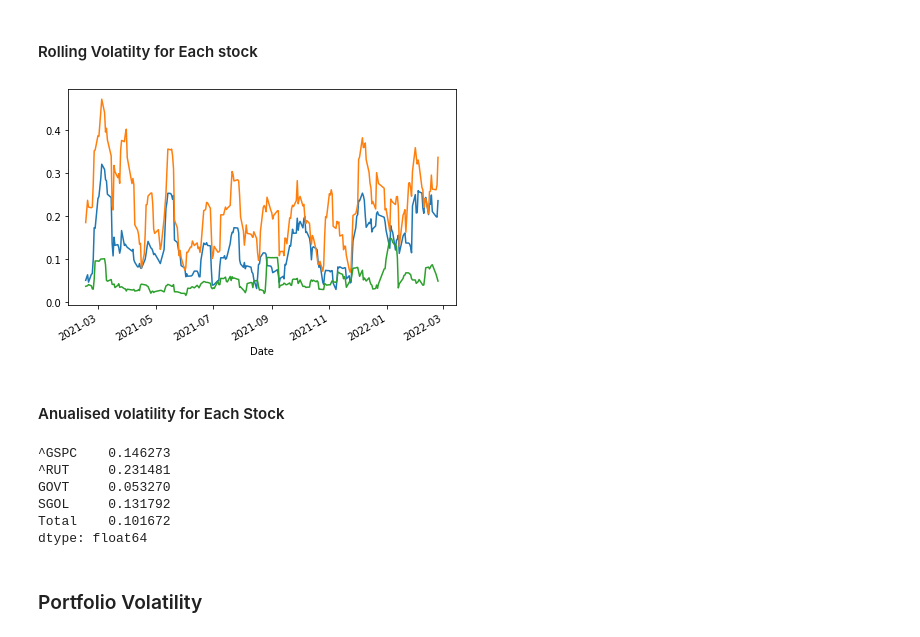
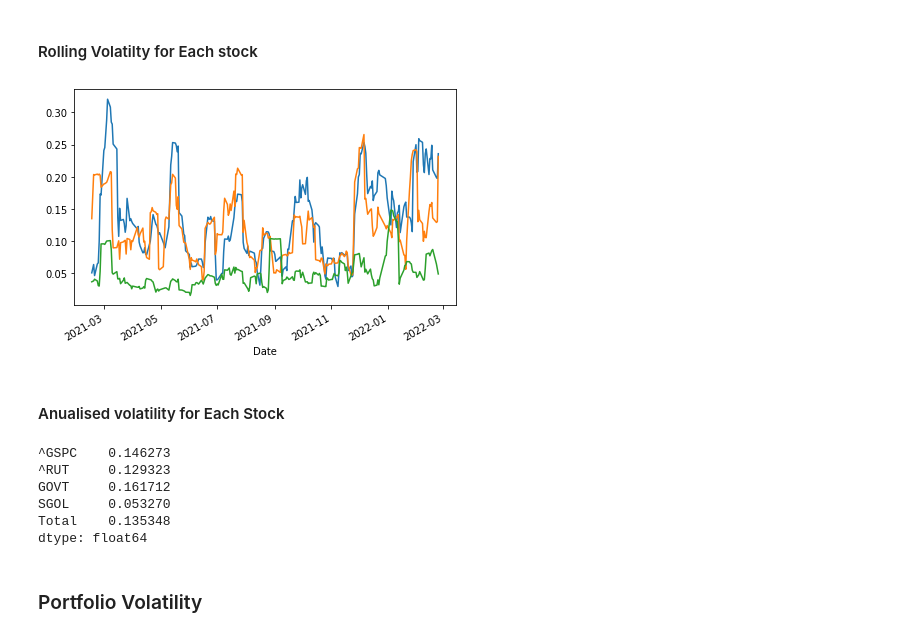
Before and after one commit to Lagher0/FinanceModels, a Jupyter notebook: Hidden_Markov_Model.ipynb, the cells around one changed output. Cells and saved outputs as stored; diff of their text form; code cells hidden in the pictures.

```diff
--- a/Hidden_Markov_Model.ipynb
+++ b/Hidden_Markov_Model.ipynb
@@ -510,26 +507,26 @@ dtype: float64
 # %%
 #data = portfolio_position_values.pct_change().dropna() # Analysing holding such portfolio position from the start
 rolling_stock = pd.DataFrame()
 daily_stock_returns = portfolio_test_values.pct_change()
-daily_stock_returns.drop(daily_stock_returns.columns[[1,3,5,6]], axis=1, inplace=True)
+daily_stock_returns.drop(daily_stock_returns.columns[[2,5,6,7]], axis=1, inplace=True)
 data = daily_stock_returns.dropna()
 #print(data)
-for stock in ["^GSPC","^RUT","GOVT","SGOL", "Total"]:
+for stock in ["^GSPC","^FTLC","GOVT","IEUS", "Total"]:
   rolling_stock[stock] = data[stock].rolling(7).std()*(252**0.5)
 f1 = plt.figure()
 for i in range(0,3):
   rolling_stock.iloc[:,i].plot()
   plt.tight_layout()
   #plt.show() # To display in separate graphs instead of 1
 # %% [output]
-[figure, old version]
+[figure, new version]
 # %% [markdown]
 #### Anualised volatility for Each Stock
 # %%
 #data = portfolio_position_values.pct_change().dropna() # Analysing holding such portfolio position from the start
 stock_volatility = pd.DataFrame()
 daily_stock_returns = portfolio_test_values.pct_change()
-daily_stock_returns.drop(daily_stock_returns.columns[[1,3,5,6]], axis=1, inplace=True)
+daily_stock_returns.drop(daily_stock_returns.columns[[2,5,6,7]], axis=1, inplace=True)
 data = daily_stock_returns.dropna()
 tmp = pd.DataFrame()
 i = 0
@@ -540,10 +537,10 @@ for stock in ["^GSPC","^RUT","GOVT","SGOL", "Total"]:
 print(stock_volatility)
 # %% [output]
 ^GSPC    0.146273
-^RUT     0.231481
-GOVT     0.053270
-SGOL     0.131792
-Total    0.101672
+^RUT     0.129323
+GOVT     0.161712
+SGOL     0.053270
+Total    0.135348
 dtype: float64
 # %% [markdown]
 ### Portfolio Volatility
```
Also changed, not shown: parts of 29 cells of this notebook, 10 other files.
